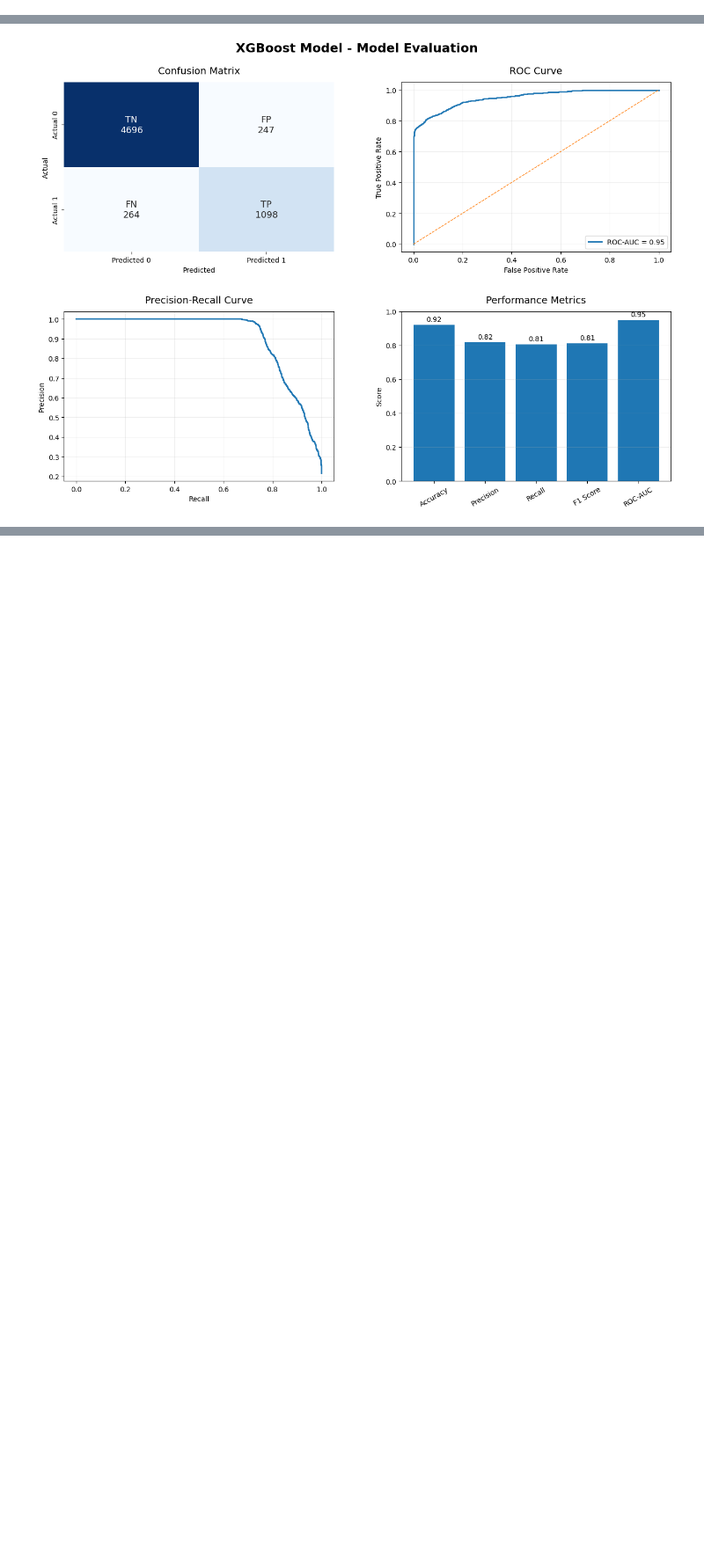
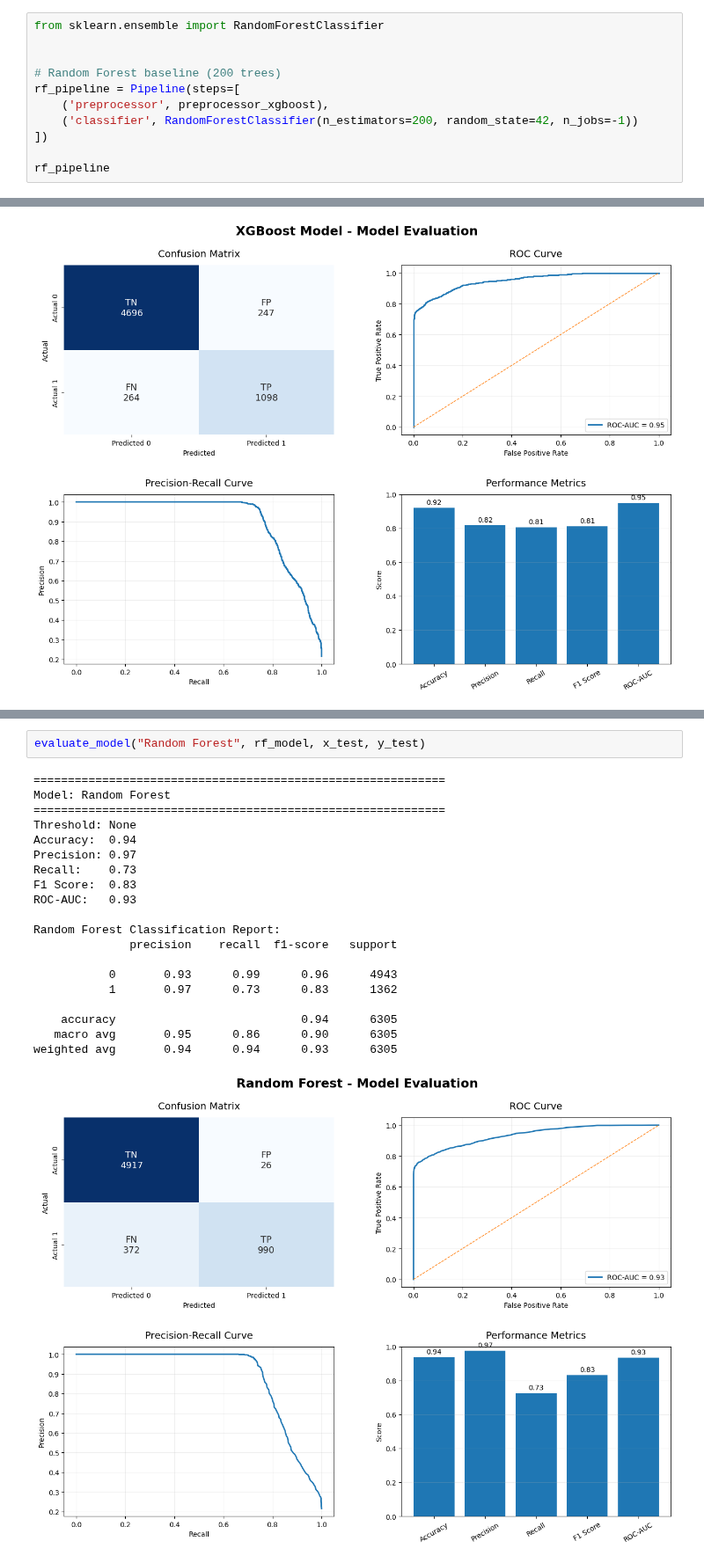
Before and after one commit to dheerajrai-dev/CrediLens, a Jupyter notebook: Credlen.ipynb, the cells around one changed output, grey strips where cells are left out. Shown at 88% size. Drawn from its saved outputs; the diff is of its cells as text; blank space fills up the shorter version.

```diff
--- a/Credlen.ipynb
+++ b/Credlen.ipynb
@@ -513,0 +495,11 @@ xgboost_model = xgboost_pipeline.fit(x_train, y_train)
+# %%
+from sklearn.ensemble import RandomForestClassifier
+
+
+# Random Forest baseline (200 trees)
+rf_pipeline = Pipeline(steps=[
+    ('preprocessor', preprocessor_xgboost),
+    ('classifier', RandomForestClassifier(n_estimators=200, random_state=42, n_jobs=-1))
+])
+
+rf_pipeline
@@ -767,3 +853,26 @@ weighted avg       0.92      0.92      0.92      6305
+# %%
+evaluate_model("Random Forest", rf_model, x_test, y_test)
+# %% [output]
+============================================================
+Model: Random Forest
+============================================================
+Threshold: None
+Accuracy:  0.94
+Precision: 0.97
+Recall:    0.73
+F1 Score:  0.83
+ROC-AUC:   0.93
+
+Random Forest Classification Report:
+              precision    recall  f1-score   support
+
+           0       0.93      0.99      0.96      4943
+           1       0.97      0.73      0.83      1362
+
+    accuracy                           0.94      6305
+   macro avg       0.95      0.86      0.90      6305
+weighted avg       0.94      0.94      0.93      6305
+[figure, added]
 # %% [markdown]
 ## XGBoost Hyperparameter Tuning
 
```
Also changed, not shown: parts of 78 cells of this notebook.
